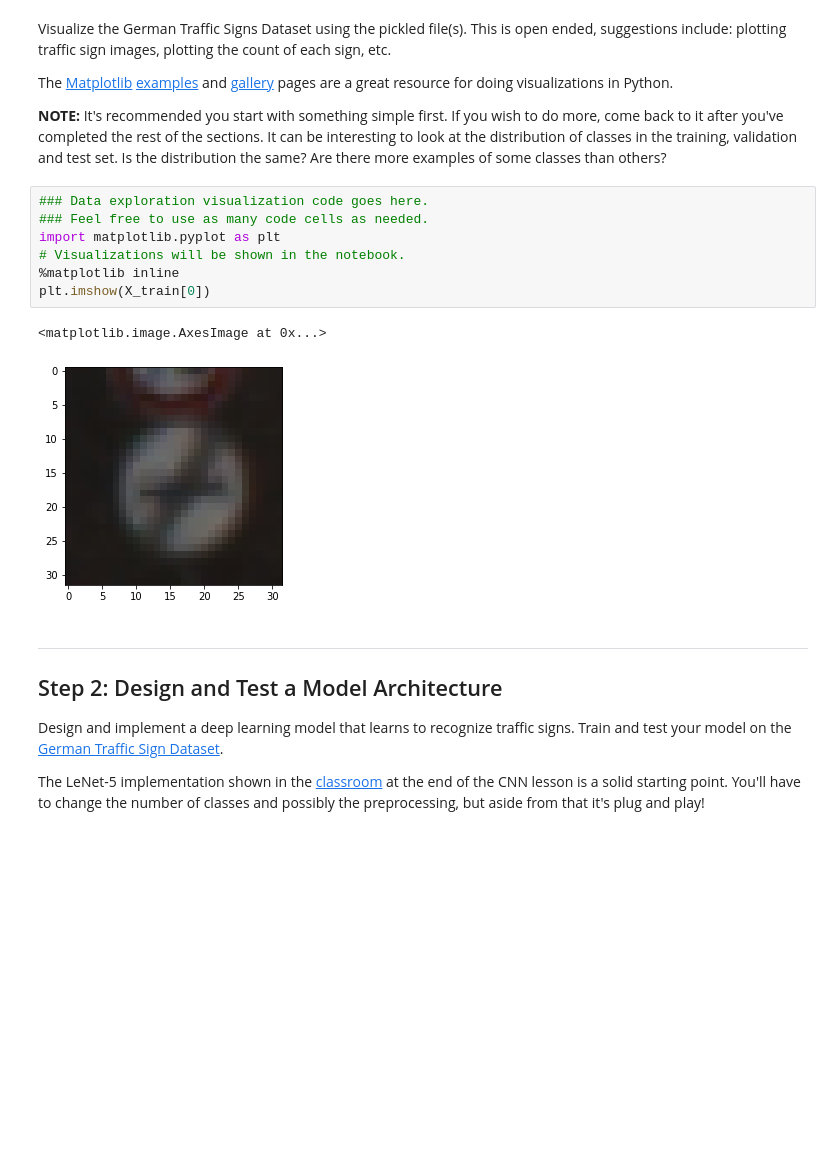
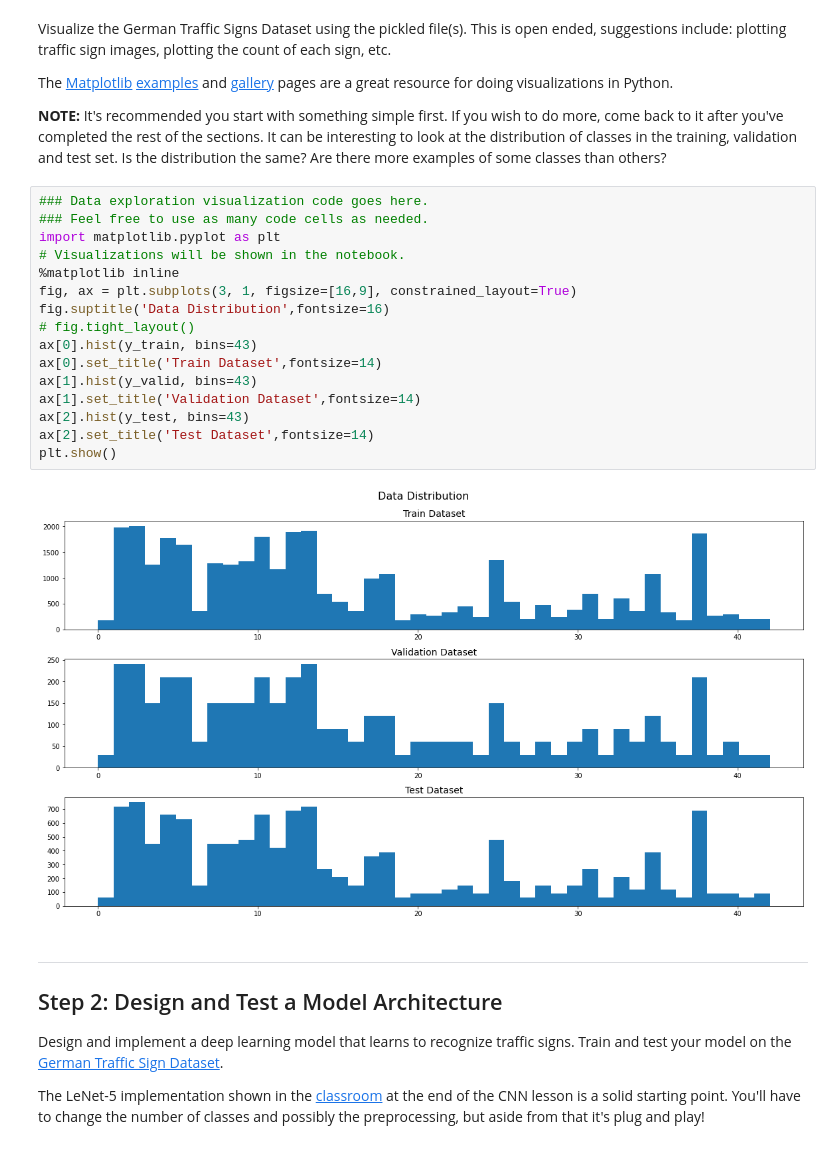
Before and after one commit to adidas9910/CarND-Traffic-Sign-Classifier-Project, a Jupyter notebook: Traffic_Sign_Classifier.ipynb, the cells around one changed output. Cells and saved outputs as stored; diff of their text form; blank space fills up the shorter version.

```diff
--- a/Traffic_Sign_Classifier.ipynb
+++ b/Traffic_Sign_Classifier.ipynb
@@ -95,13 +93,21 @@ The [Matplotlib](http://matplotlib.org/) [examples](http://matplotlib.org/exampl
 # %%
 ### Data exploration visualization code goes here.
 ### Feel free to use as many code cells as needed.
 import matplotlib.pyplot as plt
 # Visualizations will be shown in the notebook.
 %matplotlib inline
-plt.imshow(X_train[0])
+fig, ax = plt.subplots(3, 1, figsize=[16,9], constrained_layout=True)
+fig.suptitle('Data Distribution',fontsize=16)
+# fig.tight_layout()
+ax[0].hist(y_train, bins=43)
+ax[0].set_title('Train Dataset',fontsize=14)
+ax[1].hist(y_valid, bins=43)
+ax[1].set_title('Validation Dataset',fontsize=14)
+ax[2].hist(y_test, bins=43)
+ax[2].set_title('Test Dataset',fontsize=14)
+plt.show()
 # %% [output]
-<matplotlib.image.AxesImage at 0x...>
-[figure, old version]
+[figure, new version]
 # %% [markdown]
 ----
 
```
Also changed, not shown: parts of 19 cells of this notebook, 21 other files.
